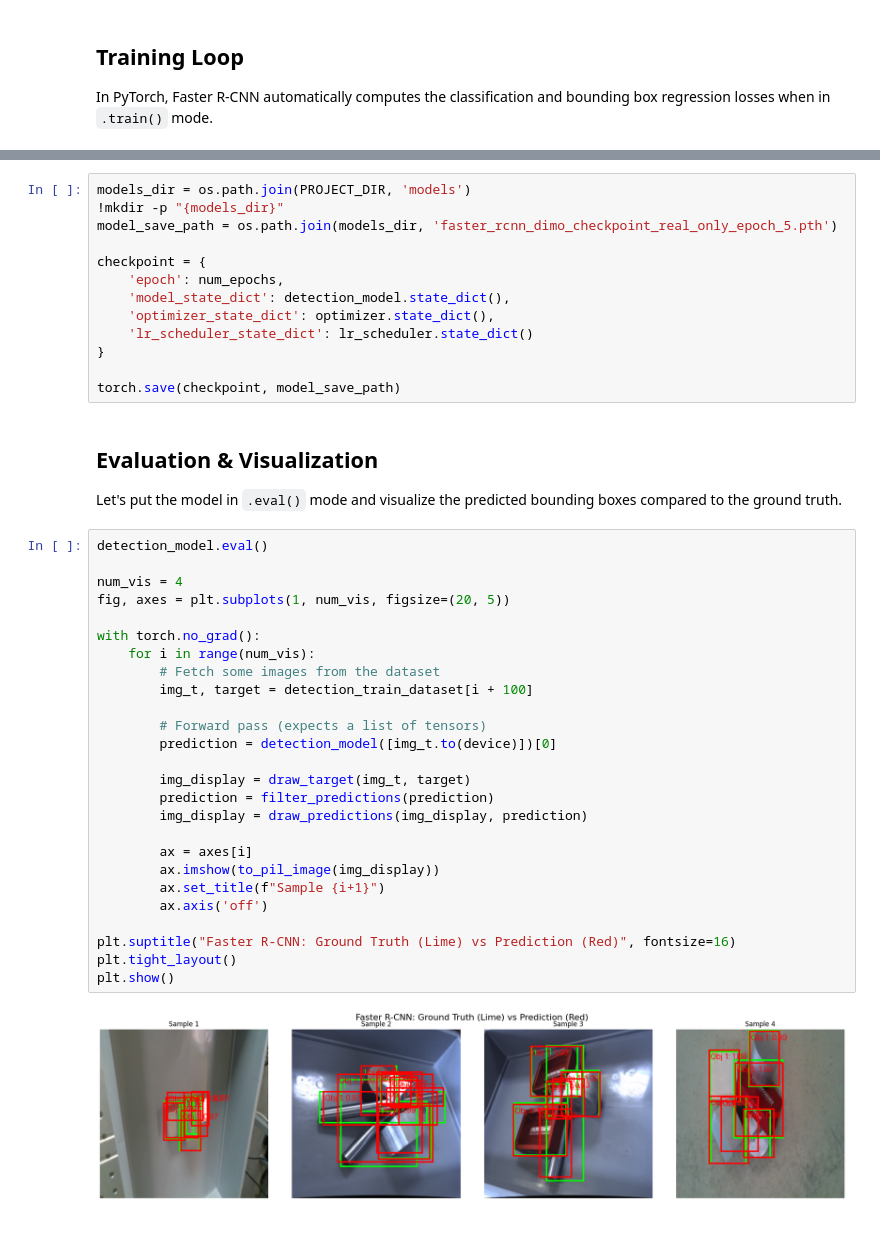
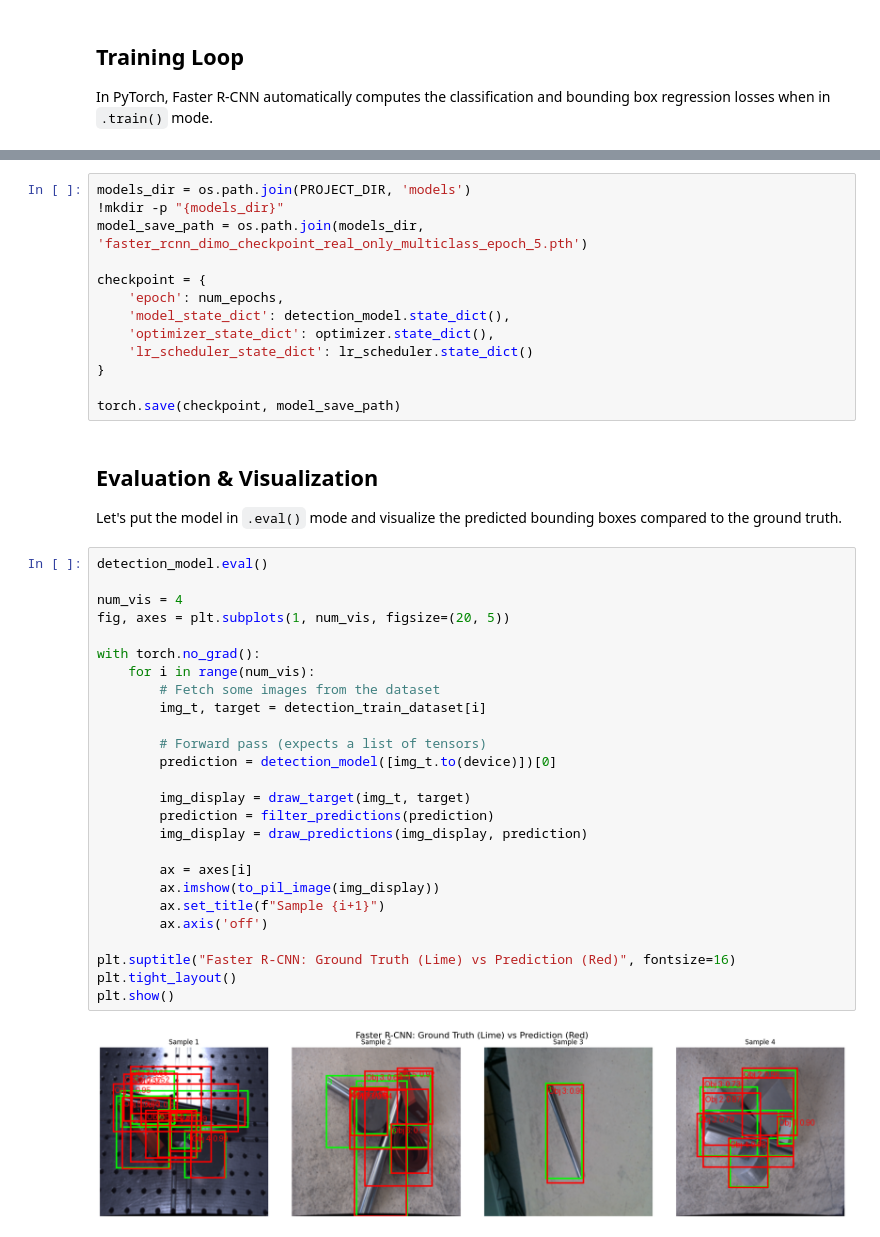
Before and after one commit to Eikthyrnir/uam-cv-sim-to-real-interpretability, a Jupyter notebook: DIMO_detection_pipeline.ipynb, the cells around one changed output, grey strips where cells are left out. Saved outputs shown, nothing was run; the diff lists cells and outputs as text.

```diff
--- a/DIMO_detection_pipeline.ipynb
+++ b/DIMO_detection_pipeline.ipynb
@@ -713,7 +721,7 @@ plt.show()
 # %%
 models_dir = os.path.join(PROJECT_DIR, 'models')
 !mkdir -p "{models_dir}"
-model_save_path = os.path.join(models_dir, 'faster_rcnn_dimo_checkpoint_real_only_epoch_5.pth')
+model_save_path = os.path.join(models_dir, 'faster_rcnn_dimo_checkpoint_real_only_multiclass_epoch_5.pth')
 
 checkpoint = {
     'epoch': num_epochs,
@@ -729,31 +737,31 @@ Let's put the model in `.eval()` mode and visualize the predicted bounding boxes
 # %%
 detection_model.eval()
 
 num_vis = 4
 fig, axes = plt.subplots(1, num_vis, figsize=(20, 5))
 
 with torch.no_grad():
     for i in range(num_vis):
         # Fetch some images from the dataset
-        img_t, target = detection_train_dataset[i + 100]
+        img_t, target = detection_train_dataset[i]
 
         # Forward pass (expects a list of tensors)
         prediction = detection_model([img_t.to(device)])[0]
 
         img_display = draw_target(img_t, target)
         prediction = filter_predictions(prediction)
         img_display = draw_predictions(img_display, prediction)
 
         ax = axes[i]
         ax.imshow(to_pil_image(img_display))
         ax.set_title(f"Sample {i+1}")
         ax.axis('off')
 
 plt.suptitle("Faster R-CNN: Ground Truth (Lime) vs Prediction (Red)", fontsize=16)
 plt.tight_layout()
 plt.show()
 # %% [output]
-[figure, old version]
+[figure, new version]
 # %%
 import cv2
 import torch
```
Also changed, not shown: parts of 19 cells of this notebook.
